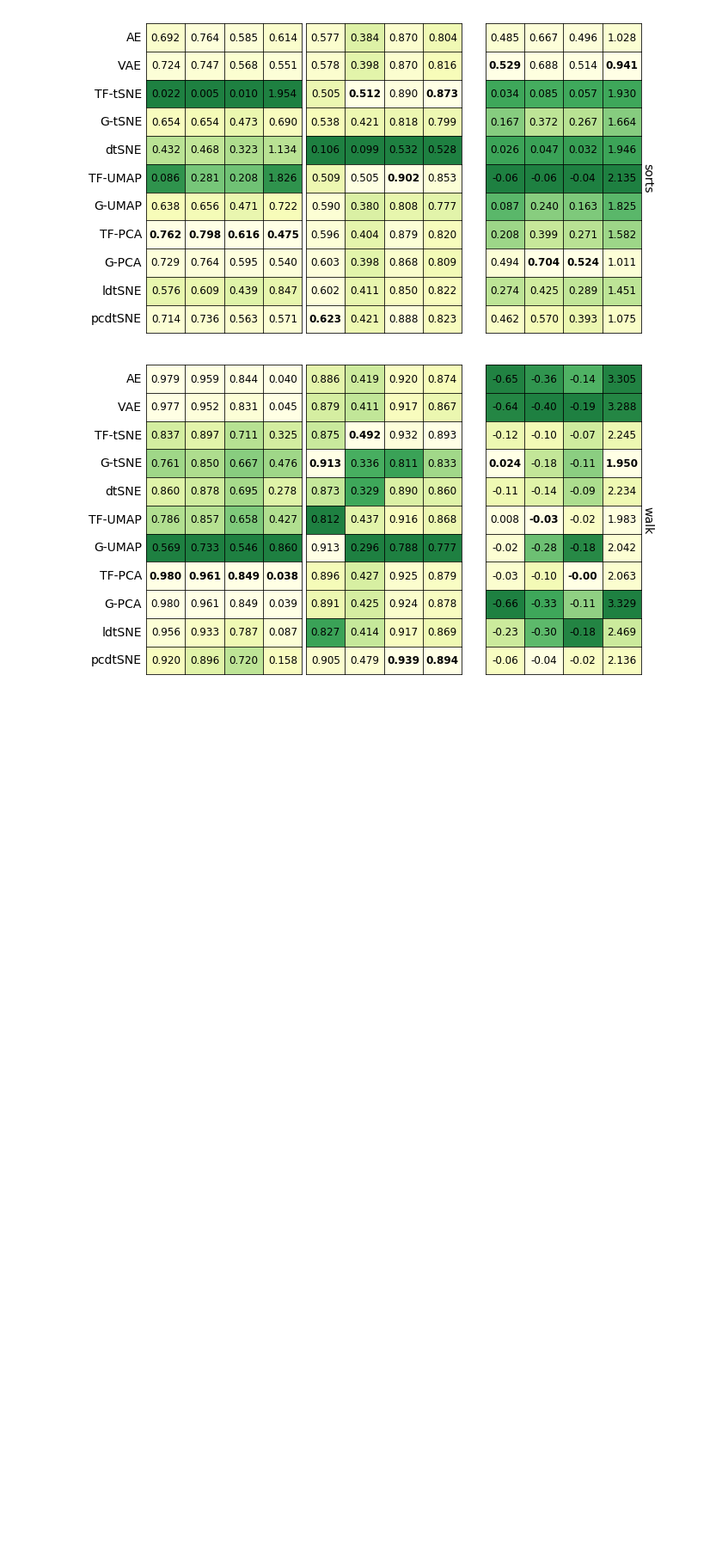
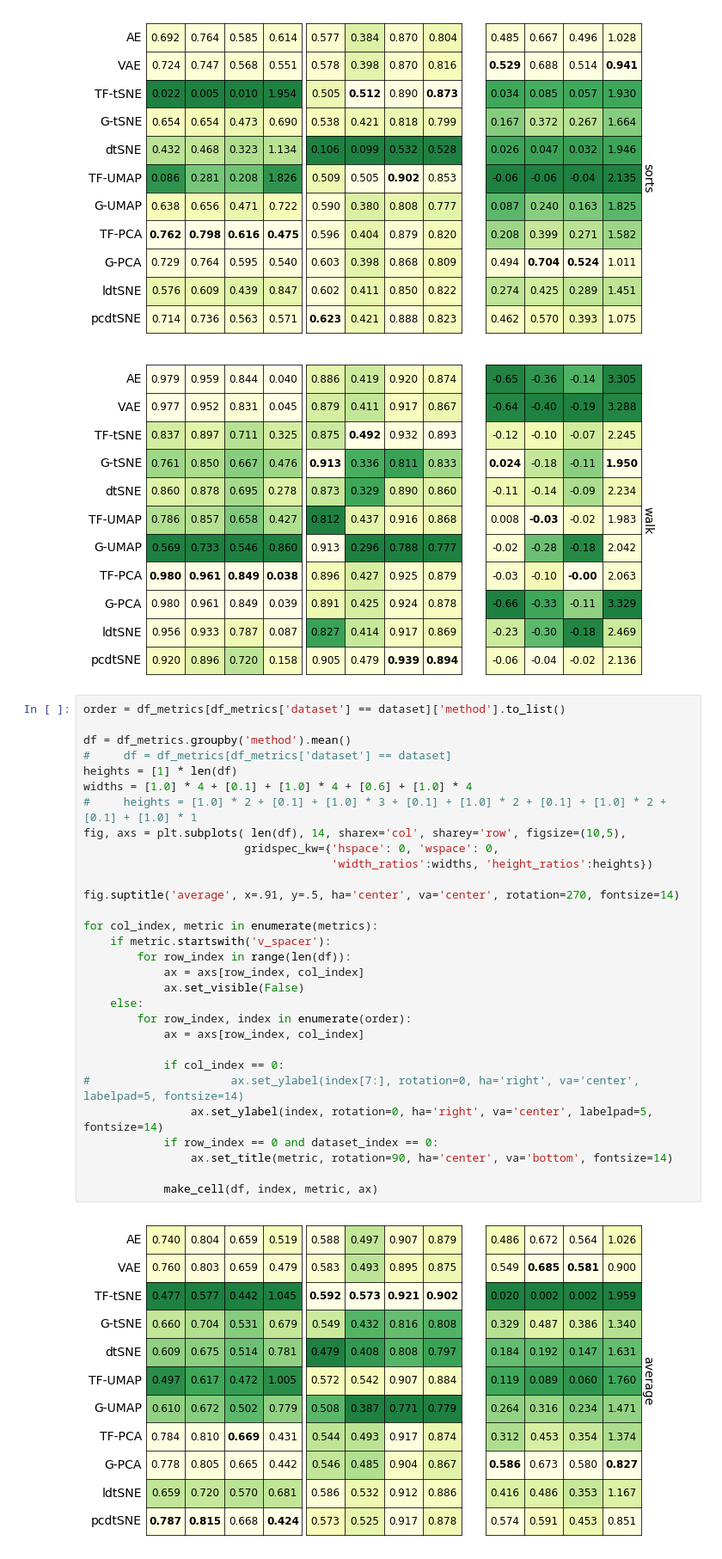
Before and after one commit to EduardoVernier/landmark-based-dynamic-projections, a Jupyter notebook: plots/v2.ipynb, the cells around one changed output. Shown at 86% size. Cells and saved outputs as stored; diff of their text form; blank space fills up the shorter version.

```diff
--- a/plots/v2.ipynb
+++ b/plots/v2.ipynb
@@ -377,3 +375,35 @@ for dataset_index, dataset in enumerate(df_metrics['dataset'].factorize()[1]):
 [figure]
 [figure]
 [figure]
+# %%
+order = df_metrics[df_metrics['dataset'] == dataset]['method'].to_list()
+
+df = df_metrics.groupby('method').mean()
+#     df = df_metrics[df_metrics['dataset'] == dataset]
+heights = [1] * len(df)
+widths = [1.0] * 4 + [0.1] + [1.0] * 4 + [0.6] + [1.0] * 4
+#     heights = [1.0] * 2 + [0.1] + [1.0] * 3 + [0.1] + [1.0] * 2 + [0.1] + [1.0] * 2 + [0.1] + [1.0] * 1
+fig, axs = plt.subplots( len(df), 14, sharex='col', sharey='row', figsize=(10,5),
+                        gridspec_kw={'hspace': 0, 'wspace': 0,
+                                     'width_ratios':widths, 'height_ratios':heights})
+
+fig.suptitle('average', x=.91, y=.5, ha='center', va='center', rotation=270, fontsize=14)
+
+for col_index, metric in enumerate(metrics):
+    if metric.startswith('v_spacer'):
+        for row_index in range(len(df)):
+            ax = axs[row_index, col_index]
+            ax.set_visible(False)
+    else:
+        for row_index, index in enumerate(order):
+            ax = axs[row_index, col_index]
+
+            if col_index == 0:
+#                     ax.set_ylabel(index[7:], rotation=0, ha='right', va='center', labelpad=5, fontsize=14)
+                ax.set_ylabel(index, rotation=0, ha='right', va='center', labelpad=5, fontsize=14)
+            if row_index == 0 and dataset_index == 0:
+                ax.set_title(metric, rotation=90, ha='center', va='bottom', fontsize=14)
+
+            make_cell(df, index, metric, ax)
+# %% [output]
+[figure, added]
```
Also changed, not shown: parts of 1 cell of this notebook, 27 other files.
